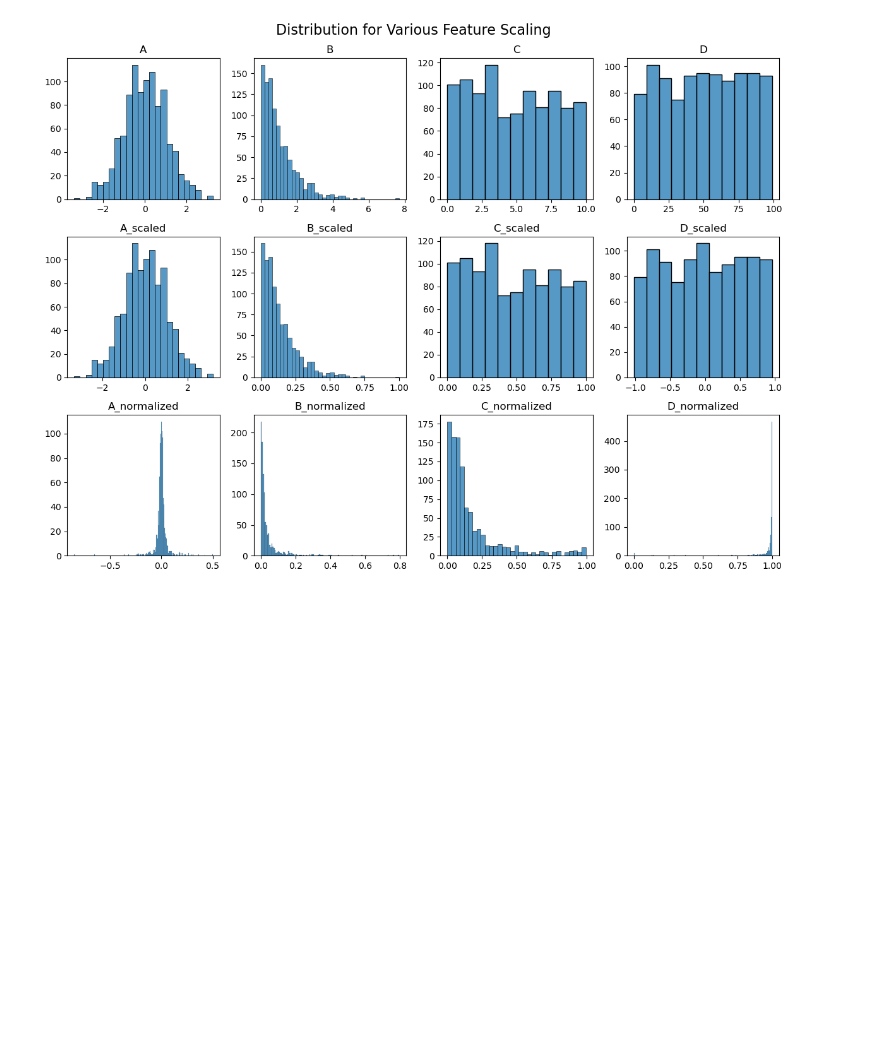
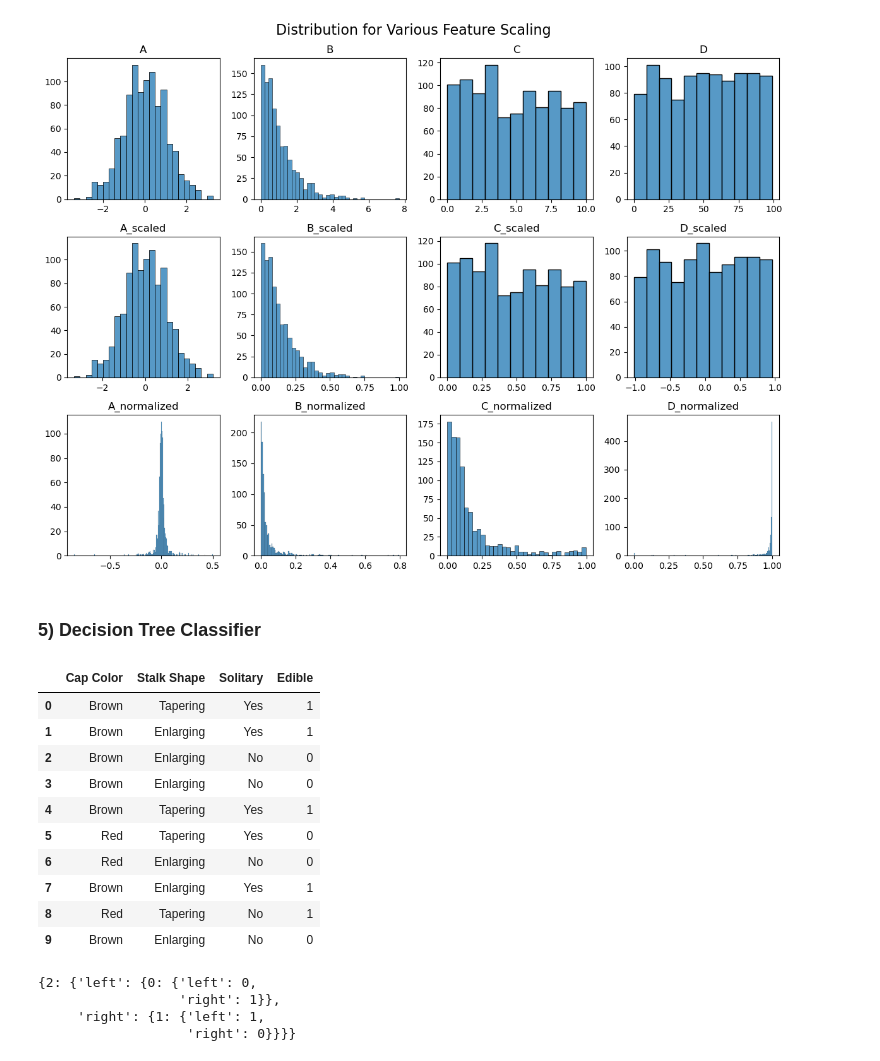
Before and after one commit to MaksudMalik/ML-lib-from-scratch, a Jupyter notebook: playground.ipynb, the cells around one changed output. Cells and saved outputs as stored; diff of their text form; code cells hidden in the pictures; blank space fills up the shorter version.

Commit message:
added decisiontree

```diff
--- a/playground.ipynb
+++ b/playground.ipynb
@@ -327,3 +327,5 @@ plt.suptitle('Distribution for Various Feature Scaling', fontsize=16)
 plt.tight_layout()
 # %% [output]
 [figure]
+# %% [markdown]
+ ### 5) Decision Tree Classifier
@@ -329,0 +336,15 @@ plt.tight_layout()
+# %%
+df=pd.read_csv('mushroom_data.csv')
+df
+# %% [output]
+|  | Cap Color | Stalk Shape | Solitary | Edible |
+| 0 | Brown | Tapering | Yes | 1 |
+| 1 | Brown | Enlarging | Yes | 1 |
+| 2 | Brown | Enlarging | No | 0 |
+| 3 | Brown | Enlarging | No | 0 |
+| 4 | Brown | Tapering | Yes | 1 |
+| 5 | Red | Tapering | Yes | 0 |
+| 6 | Red | Enlarging | No | 0 |
+| 7 | Brown | Enlarging | Yes | 1 |
+| 8 | Red | Tapering | No | 1 |
+| 9 | Brown | Enlarging | No | 0 |
@@ -329,0 +358,8 @@ plt.tight_layout()
+# %%
+tree=classifier.build_tree(x,y)
+pprint(tree,width=1)
+# %% [output]
+{2: {'left': {0: {'left': 0,
+                  'right': 1}},
+     'right': {1: {'left': 1,
+                   'right': 0}}}}
```
Also changed, not shown: parts of 3 cells of this notebook, 2 other files.
